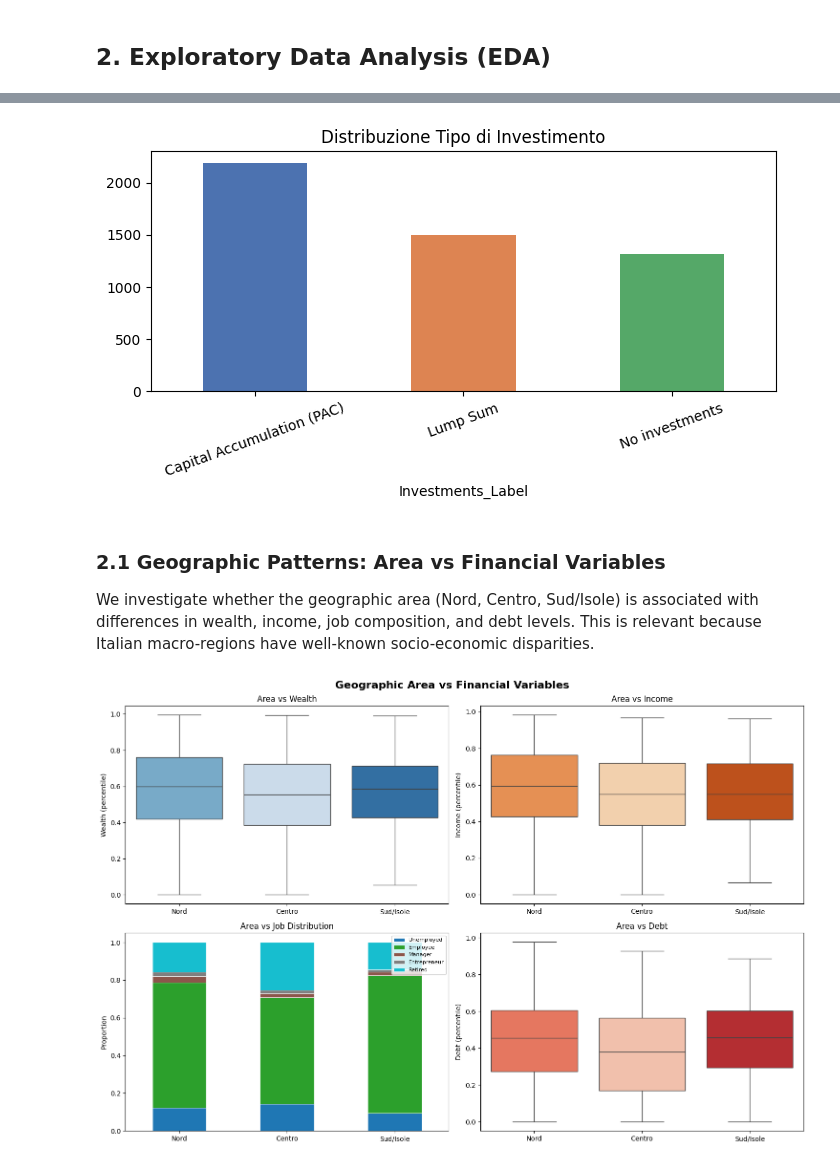
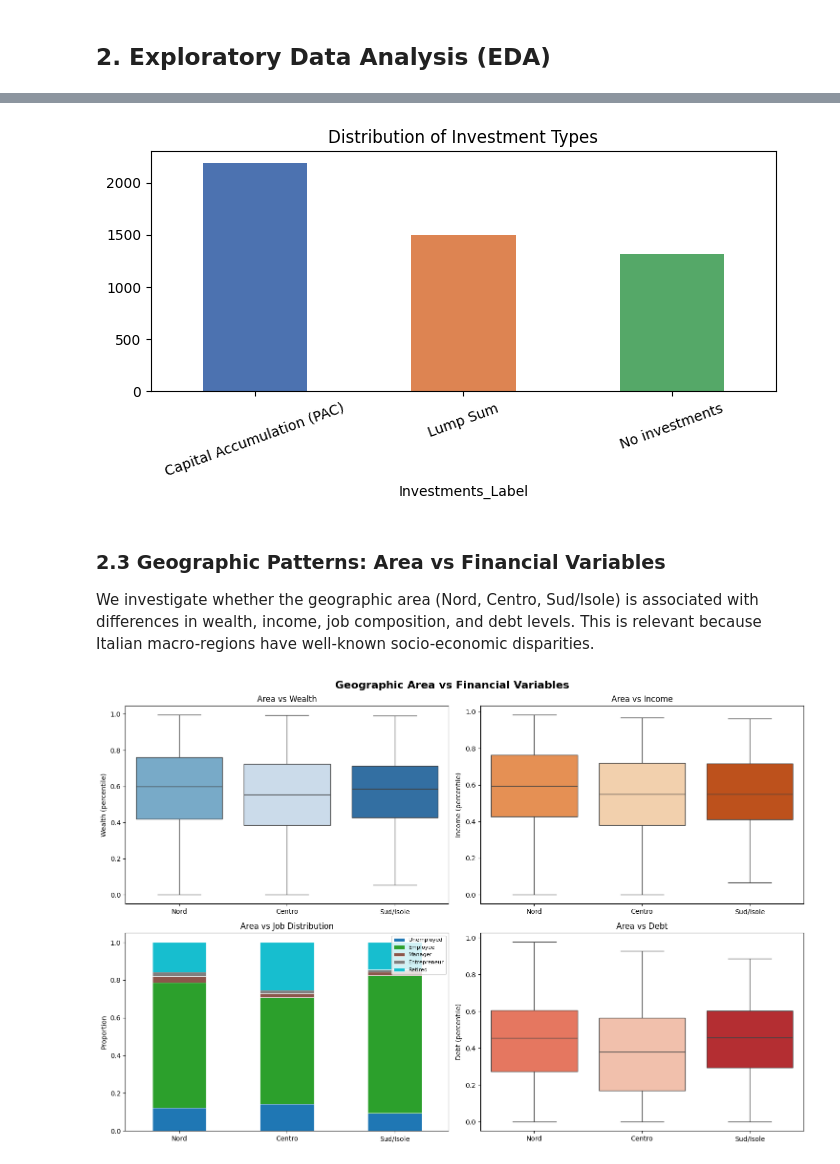
Before and after one commit to SimoneCerrone/FINTECH, a Jupyter notebook: BankClients_Segmentation_Final1.ipynb, the cells around one changed output, grey strips where cells are left out. Saved outputs shown, nothing was run; the diff lists cells and outputs as text; code cells hidden in the pictures.

```diff
--- a/BankClients_Segmentation_Final1.ipynb
+++ b/BankClients_Segmentation_Final1.ipynb
@@ -102,21 +110,21 @@ plt.show()
 # %%
 # ── Investment type distribution ──────────────────────────────────────────────
 inv_labels = {1: 'No investments', 2: 'Lump Sum', 3: 'Capital Accumulation (PAC)'}
 df['Investments_Label'] = df['Investments'].map(inv_labels)
 
 plt.figure(figsize=(7, 4))
 df['Investments_Label'].value_counts().plot(kind='bar', color=['#4C72B0','#DD8452','#55A868'])
-plt.title('Distribuzione Tipo di Investimento')
+plt.title('Distribution of Investment Types')
 plt.xticks(rotation=20)
 plt.tight_layout()
 plt.show()
 
 # Remove helper column
 df = df.drop(columns=['Investments_Label'])
 # %% [output]
-[figure, old version]
+[figure, new version]
 # %% [markdown]
-### 2.1 Geographic Patterns: Area vs Financial Variables
+### 2.3 Geographic Patterns: Area vs Financial Variables
 
 We investigate whether the geographic area (Nord, Centro, Sud/Isole) is associated with differences in wealth, income, job composition, and debt levels. This is relevant because Italian macro-regions have well-known socio-economic disparities.
 # %%
```
Also changed, not shown: parts of 9 cells of this notebook.
